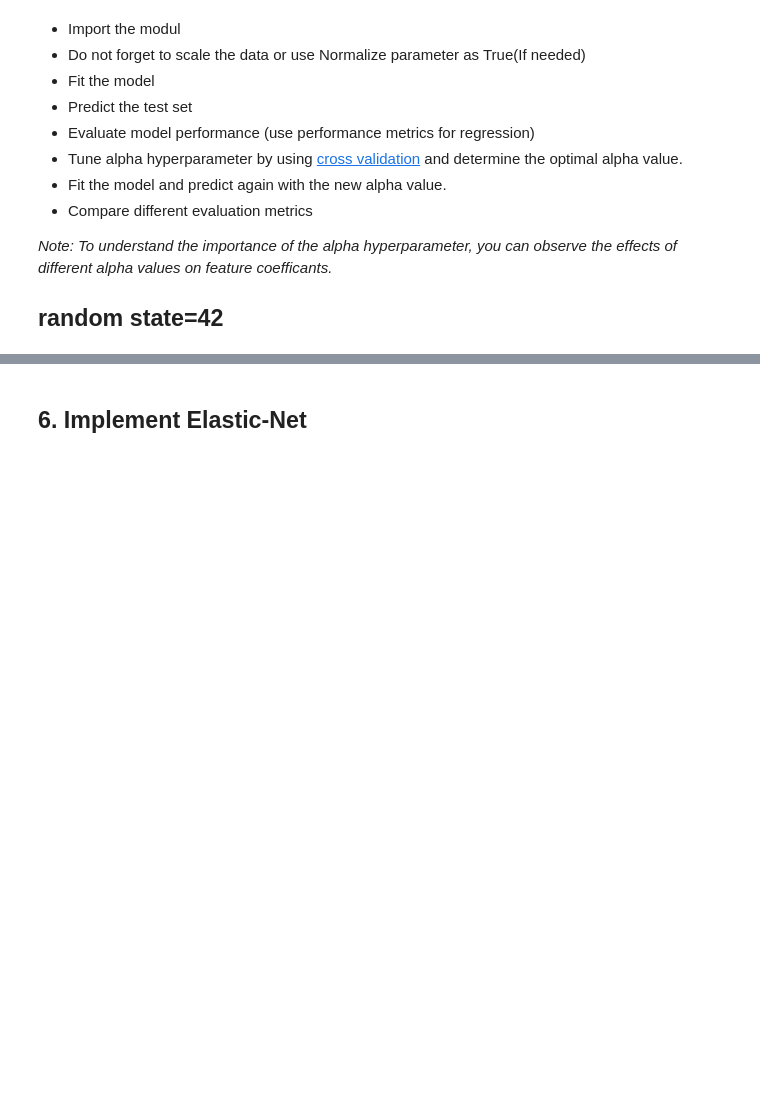
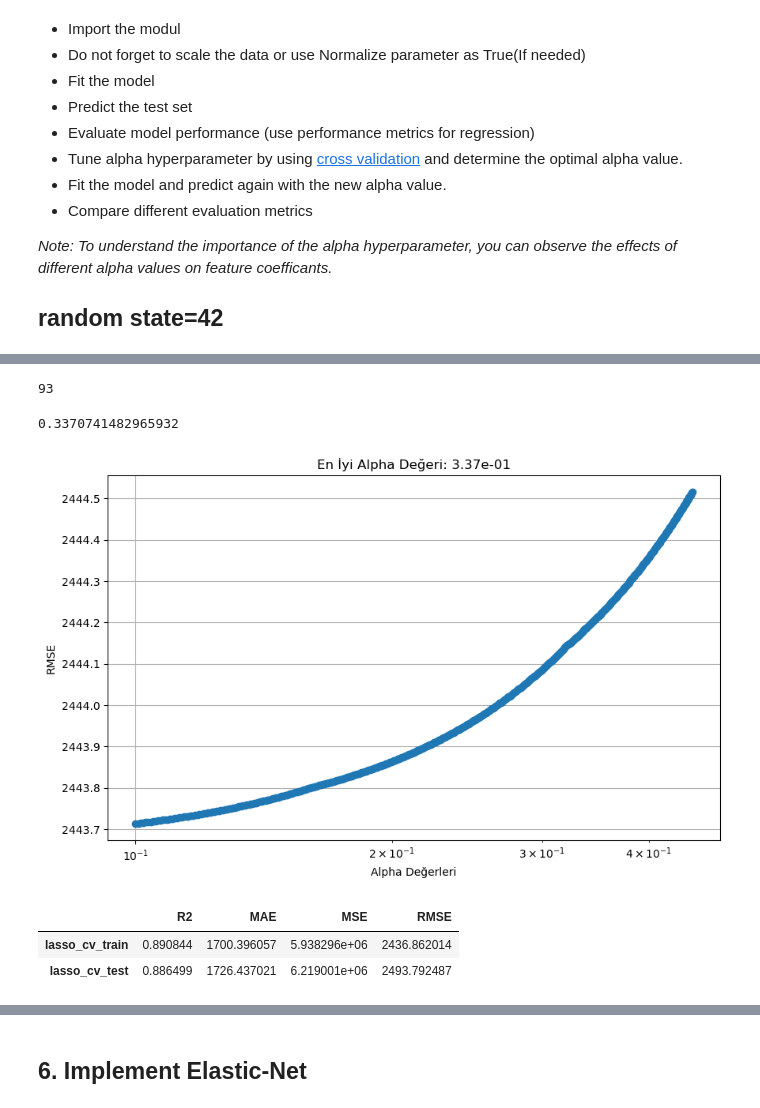
Before and after one commit to ssamiyavuzz/Auto-Scout-Project, a Jupyter notebook: AutoScout_ML_Project.ipynb, the cells around one changed output, grey strips where cells are left out. Drawn from its saved outputs; the diff is of its cells as text; code cells hidden in the pictures; blank space fills up the shorter version.

```diff
--- a/AutoScout_ML_Project.ipynb
+++ b/AutoScout_ML_Project.ipynb
@@ -755,0 +793,29 @@ pd.concat([lm_df, rcm_df], axis=1)
+# %%
+print(lasso_cv_model.n_iter_)
+# %% [output]
+93
+# %%
+best_alpha = lasso_cv_model.alpha_
+best_alpha
+# %% [output]
+0.3370741482965932
+# %%
+rmse_values = []
+for alpha in alpha_space:
+    lasso_model = Lasso(alpha=alpha, max_iter=100000, random_state=42)
+    lasso_model.fit(X, y)
+    y_pred = lasso_model.predict(X)
+    rmse = np.sqrt(mean_squared_error(y, y_pred))
+    rmse_values.append(rmse)
+
+# Alpha değerlerini ve RMSE değerlerini görselleştirin
+plt.figure(figsize=(10, 6))
+plt.plot(alpha_space, rmse_values, marker='o')
+plt.xscale('log')  # X eksenini logaritmik ölçekte ayarlayın
+plt.xlabel('Alpha Değerleri')
+plt.ylabel('RMSE')
+plt.title(f'En İyi Alpha Değeri: {best_alpha:.2e}')
+plt.grid()
+plt.show()
+# %% [output]
+[figure, added]
@@ -755,0 +825,7 @@ pd.concat([lm_df, rcm_df], axis=1)
+# %%
+lcs = train_val(y_train, y_train_pred, y_test, y_pred, "lasso_cv")
+lcs
+# %% [output]
+|  | R2 | MAE | MSE | RMSE |
+| lasso_cv_train | 0.890844 | 1700.396057 | 5.938296e+06 | 2436.862014 |
+| lasso_cv_test | 0.886499 | 1726.437021 | 6.219001e+06 | 2493.792487 |
```
Also changed, not shown: parts of 16 cells of this notebook.
